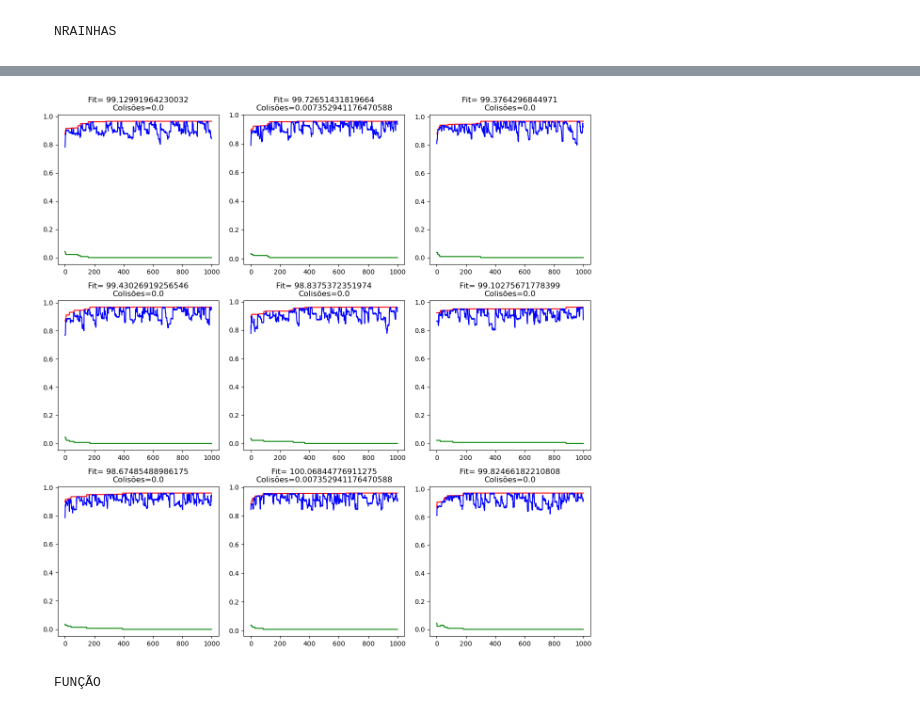
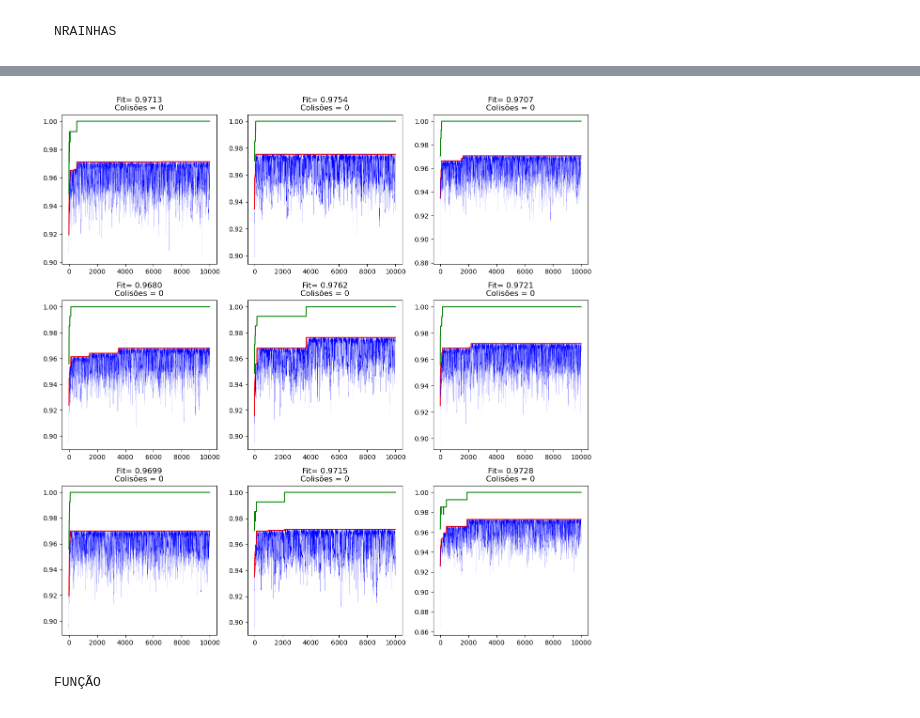
Before and after one commit to ThiagoBrandenburg/Implementacoes-IA, a Jupyter notebook: AlgoritmoGenetico/nb_nrainhas_max.ipynb, the cells around one changed output, grey strips where cells are left out. Cells and saved outputs as stored; diff of their text form; code cells hidden in the pictures.

```diff
--- a/AlgoritmoGenetico/nb_nrainhas_max.ipynb
+++ b/AlgoritmoGenetico/nb_nrainhas_max.ipynb
@@ -19,2 +16,0 @@ problem = NrainhasSum(resolution=16,penality=-0.5)
-# %%
-ambiente = Ambiente(config=config,problem=problem)
@@ -23,3 +16,0 @@ ambientes = [Ambiente(config=config,problem=problem,parallel=False,save_penality
-# %%
-for ambiente in ambientes:
-    ambiente.run(step=200)
@@ -44,18 +17,35 @@ for ambiente in ambientes:
+# %%
+config = Leitor().loadConfig('data/data_maxnrainhas16.txt')
+problem = NrainhasSum()
+ambientes = [
+    Ambiente(
+        config=config,
+        problem=problem,
+        parallel=False,
+    ) for _ in range(10)
+]
+def run(ambiente:Ambiente):
+    ambiente.run()
+    return ambiente
+
+ambientes = Parallel(n_jobs=-1)(
+    delayed(run)(ambiente) for ambiente in ambientes
+)
 # %%
 fig, axes = plt.subplots(3,3,figsize=(12,12))
 for i in range(3):
     for j in range(3):
         k = i +j*3
         best_solution = problem.decode(ambientes[k].elite_population[0])
-        fit_value = problem.objective_function(best_solution)
-        penality_value = problem.penality_function(best_solution)
-        title = 'Fit= ' + str(fit_value) + '\n' + 'Colisões=' + str(penality_value)
+        fit_value = problem.fitness(best_solution)
+        penality_value = problem._number_of_colisions(best_solution)
+        title = 'Fit= ' + f"{fit_value:.4f}" + '\n' + 'Colisões = ' + str(penality_value)
         sns.lineplot(ambientes[k].results_best,color='Red',ax=axes[i][j]).set(title=title)
-        sns.lineplot(ambientes[k].results_mean,color='Blue',ax=axes[i][j])
-        sns.lineplot(ambientes[k].results_penality,color='Green',ax=axes[i][j])
+        sns.lineplot(ambientes[k].results_mean,color='Blue',ax=axes[i][j],linewidth=0.1)
+        sns.lineplot([1-x for x in ambientes[k].results_penality],color='Green',ax=axes[i][j])
 plt.tight_layout()
 # %% [output]
-[figure, old version]
+[figure, new version]
 # %% [markdown]
     FUNÇÃO
 # %%
```
Also changed, not shown: parts of 4 cells of this notebook, 6 other files.
